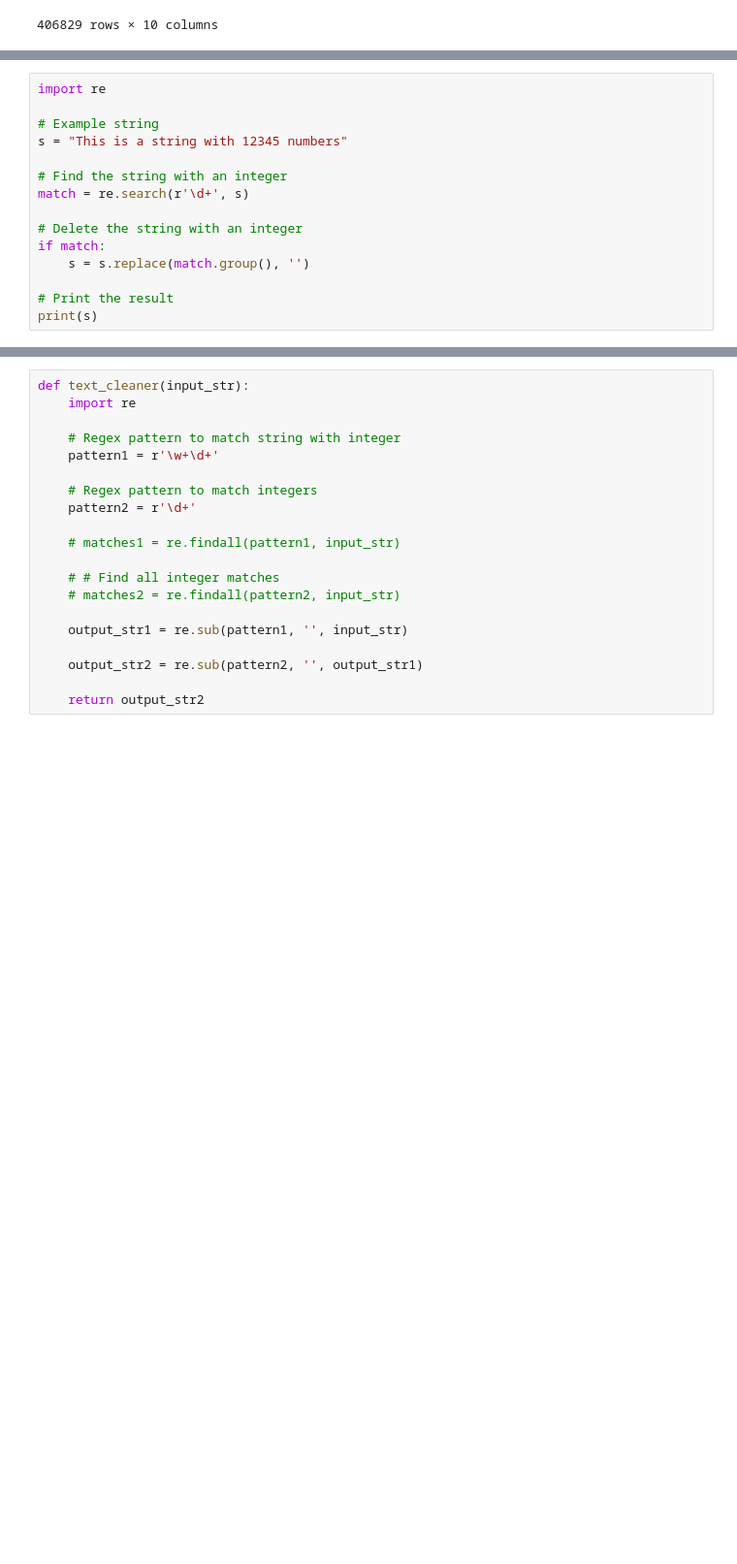
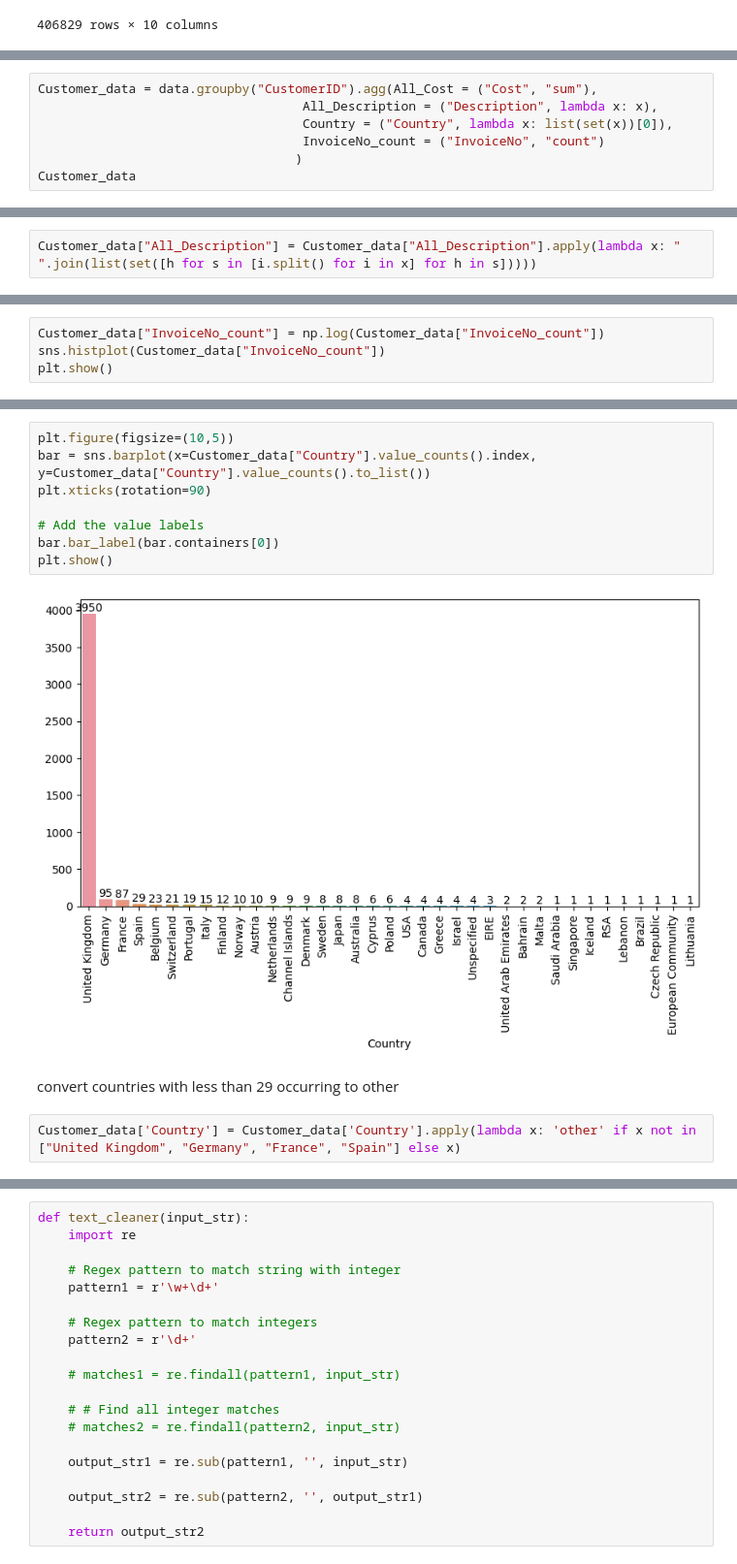
Before and after one commit to morteza-rp/fanap, a Jupyter notebook: 7.ipynb, the cells around one changed output, grey strips where cells are left out. Shown at 97% size. Saved outputs shown, nothing was run; the diff lists cells and outputs as text; blank space fills up the shorter version.

```diff
--- a/7.ipynb
+++ b/7.ipynb
@@ -356,15 +117,0 @@ bb["All_Description"][44]
-# %%
-import re
-
-# Example string
-s = "This is a string with 12345 numbers"
-
-# Find the string with an integer
-match = re.search(r'\d+', s)
-
-# Delete the string with an integer
-if match:
-    s = s.replace(match.group(), '')
-
-# Print the result
-print(s)
@@ -410,0 +118,7 @@ After deleting integers: WATERING  BUNNY SCANDINAVIAN ANIMALS  VINTAGE WOODLAND
+# %%
+Customer_data = data.groupby("CustomerID").agg(All_Cost = ("Cost", "sum"),
+                                   All_Description = ("Description", lambda x: x),
+                                   Country = ("Country", lambda x: list(set(x))[0]),
+                                   InvoiceNo_count = ("InvoiceNo", "count")
+                                  )
+Customer_data
@@ -410,0 +142,2 @@ After deleting integers: WATERING  BUNNY SCANDINAVIAN ANIMALS  VINTAGE WOODLAND
+# %%
+Customer_data["All_Description"] = Customer_data["All_Description"].apply(lambda x: " ".join(list(set([h for s in [i.split() for i in x] for h in s]))))
@@ -410,0 +168,4 @@ After deleting integers: WATERING  BUNNY SCANDINAVIAN ANIMALS  VINTAGE WOODLAND
+# %%
+Customer_data["InvoiceNo_count"] = np.log(Customer_data["InvoiceNo_count"])
+sns.histplot(Customer_data["InvoiceNo_count"])
+plt.show()
@@ -410,0 +174,14 @@ After deleting integers: WATERING  BUNNY SCANDINAVIAN ANIMALS  VINTAGE WOODLAND
+# %%
+plt.figure(figsize=(10,5))
+bar = sns.barplot(x=Customer_data["Country"].value_counts().index, y=Customer_data["Country"].value_counts().to_list())
+plt.xticks(rotation=90)
+
+# Add the value labels
+bar.bar_label(bar.containers[0])
+plt.show()
+# %% [output]
+[figure, added]
+# %% [markdown]
+convert countries with less than 29 occurring to other
+# %%
+Customer_data['Country'] = Customer_data['Country'].apply(lambda x: 'other' if x not in ["United Kingdom", "Germany", "France", "Spain"] else x)
```
Also changed, not shown: parts of 103 cells of this notebook.
